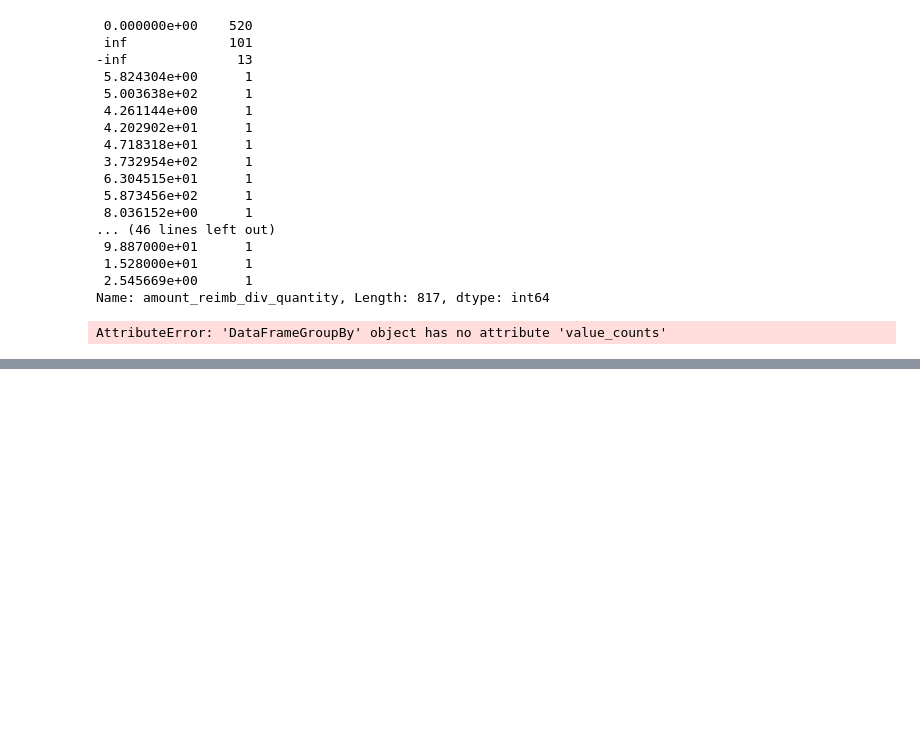
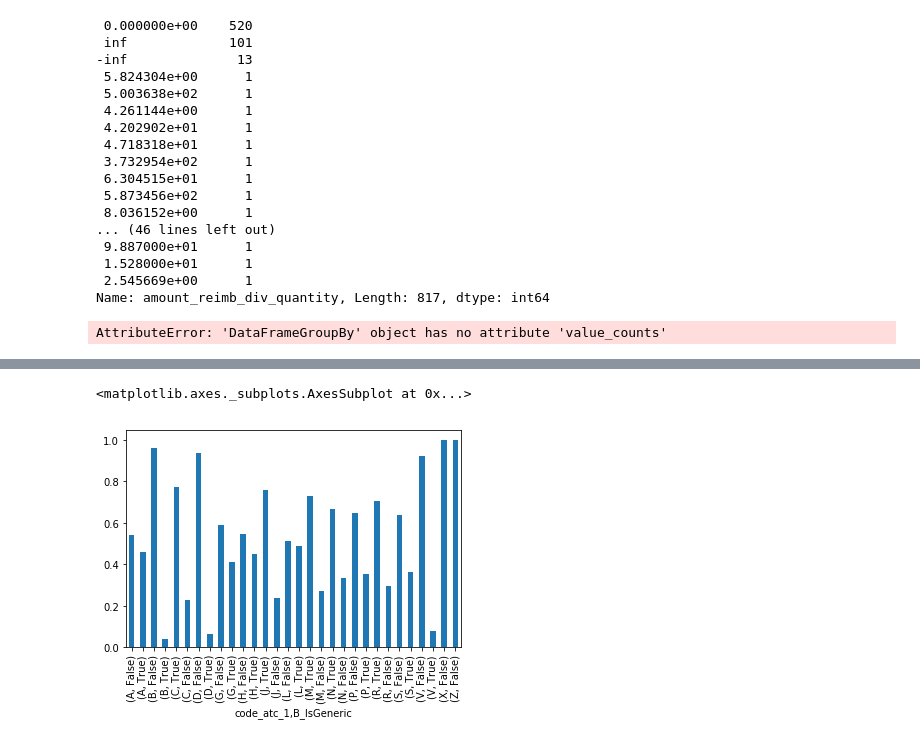
Before and after one commit to albert-kevin/DataforbetterHealth, a Jupyter notebook: code/brice_play_with_the_panda.ipynb, the cells around one changed output, grey strips where cells are left out. Drawn from its saved outputs; the diff is of its cells as text; code cells hidden in the pictures; blank space fills up the shorter version.

```diff
--- a/code/brice_play_with_the_panda.ipynb
+++ b/code/brice_play_with_the_panda.ipynb
@@ -252,0 +297,4 @@ AttributeError: 'DataFrameGroupBy' object has no attribute 'value_counts'
+# %%
+statut_produit_pharma_dict = {'G':True, 'orig':False, 'orig R':True}
+# %%
+df_work["B_IsGeneric"] = df_work["statut_produit_pharma"].map(statut_produit_pharma_dict)
@@ -252,0 +313,3 @@ AttributeError: 'DataFrameGroupBy' object has no attribute 'value_counts'
+# %%
+generic = df_work.groupby(["code_atc_1"])["B_IsGeneric"].value_counts(normalize=True)
+generic
@@ -252,0 +350,5 @@ AttributeError: 'DataFrameGroupBy' object has no attribute 'value_counts'
+# %%
+generic.plot(kind="bar")
+# %% [output]
+<matplotlib.axes._subplots.AxesSubplot at 0x...>
+[figure, added]
```
Also changed, not shown: parts of 20 cells of this notebook.
